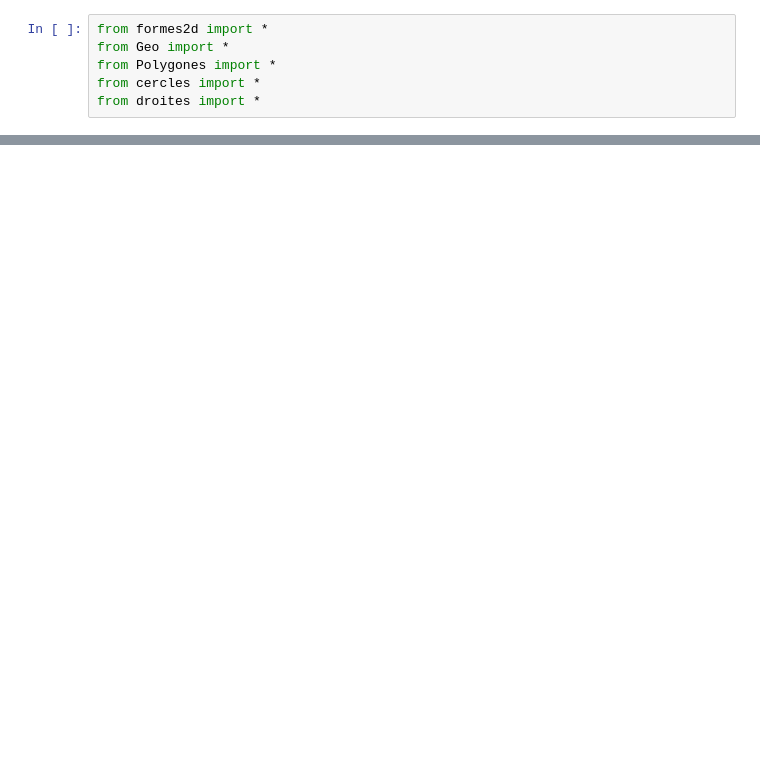
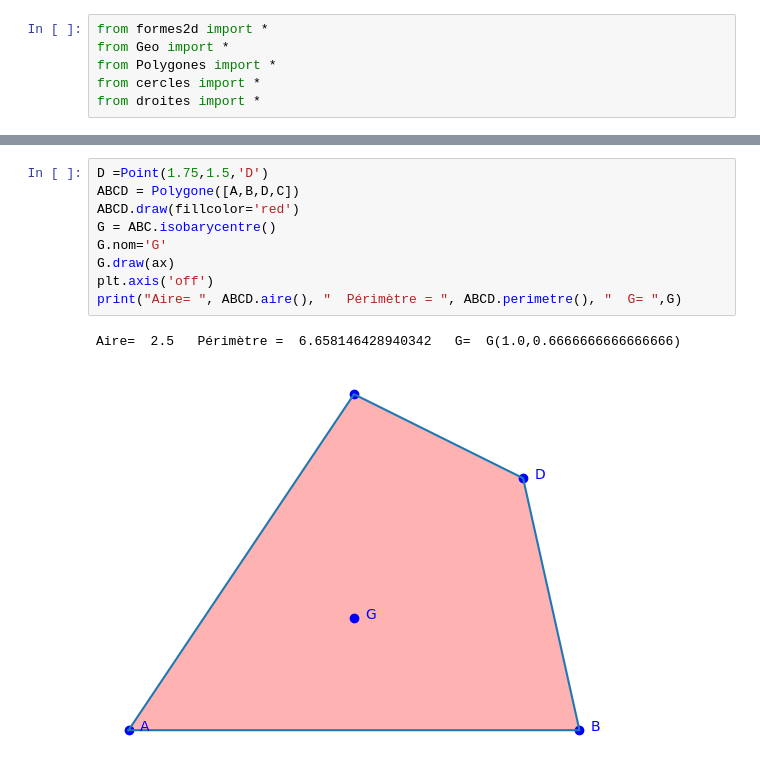
Before and after one commit to mhdeleglise/Formes2D, a Jupyter notebook: tst.ipynb, the cells around one changed output, grey strips where cells are left out. Cells and saved outputs as stored; diff of their text form; blank space fills up the shorter version.

```diff
--- a/tst.ipynb
+++ b/tst.ipynb
@@ -55,0 +36,12 @@ Margins=  (0.05, 0.05)
+# %%
+D =Point(1.75,1.5,'D')
+ABCD = Polygone([A,B,D,C])
+ABCD.draw(fillcolor='red')
+G = ABC.isobarycentre()
+G.nom='G'
+G.draw(ax)
+plt.axis('off')
+print("Aire= ", ABCD.aire(), "  Périmètre = ", ABCD.perimetre(), "  G= ",G)
+# %% [output]
+Aire=  2.5   Périmètre =  6.658146428940342   G=  G(1.0,0.6666666666666666)
+[figure, added]
```
Also changed, not shown: parts of 7 cells of this notebook, 4 other files.
